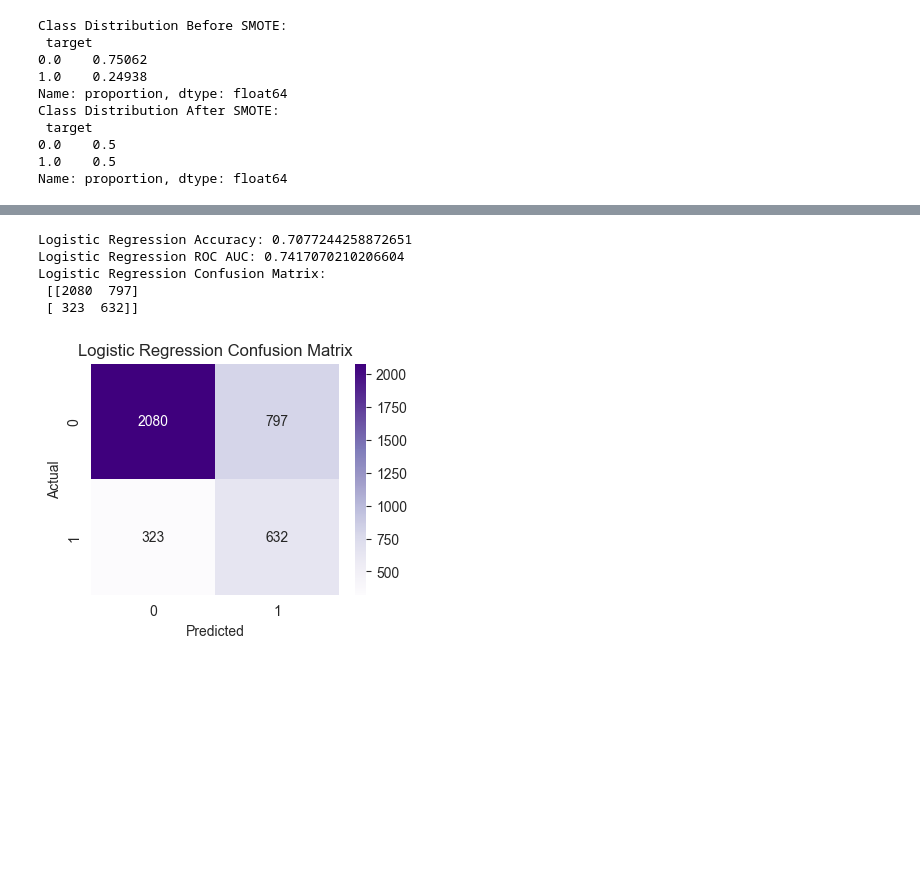
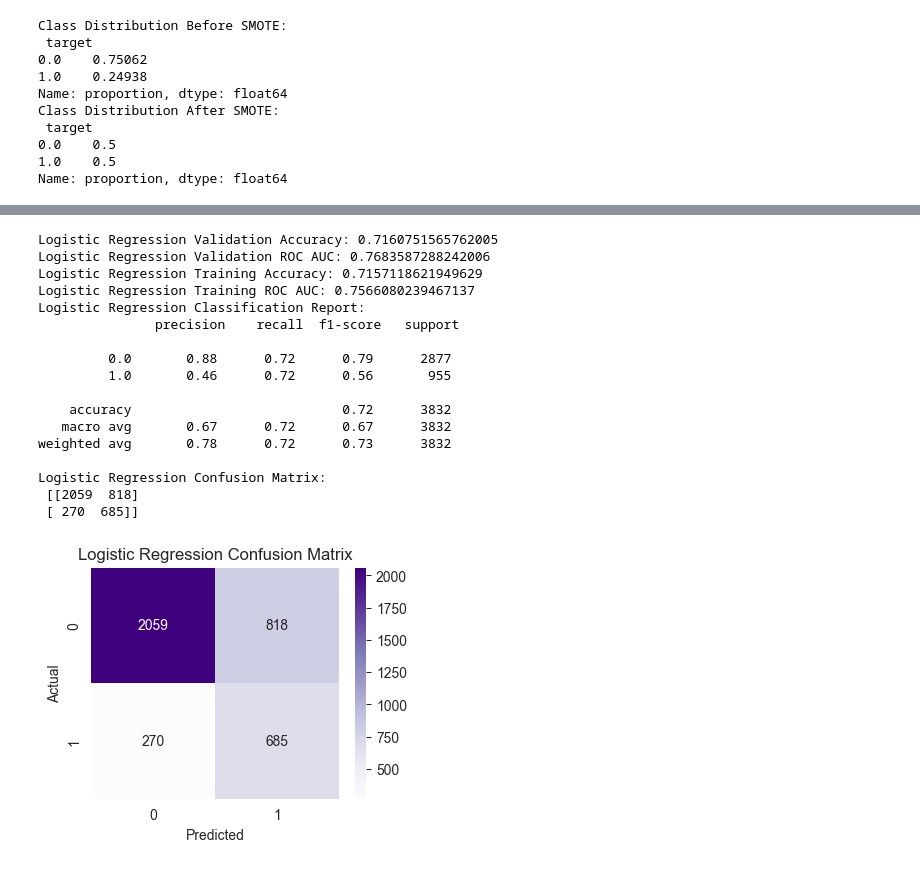
Before and after one commit to Yahya-Mokhtar/European-Job-Market-Analysis, a Jupyter notebook: Notebook.ipynb, the cells around one changed output, grey strips where cells are left out. Drawn from its saved outputs; the diff is of its cells as text; code cells hidden in the pictures; blank space fills up the shorter version.

```diff
--- a/Notebook.ipynb
+++ b/Notebook.ipynb
@@ -530,0 +596,7 @@ Test_Data[numerical_cols] = scaler.fit_transform(Test_Data[numerical_cols])
+# %%
+
+numerical_cols = ['city_development_index', 'training_hours', 'experience', 'cdi_experience', 'city_num']
+
+scaler = StandardScaler()
+Train_Data[numerical_cols] = scaler.fit_transform(Train_Data[numerical_cols])
+Test_Data[numerical_cols] = scaler.transform(Test_Data[numerical_cols])
@@ -731,12 +855,15 @@ Confusion Matrix:
 # %%
-
 xgb_model = XGBClassifier(random_state=42, use_label_encoder=False, eval_metric='logloss')
 xgb_model.fit(X_train, y_train)
 y_pred_xgb = xgb_model.predict(X_val)
 y_pred_proba_xgb = xgb_model.predict_proba(X_val)[:, 1]
+y_pred_train_xgb = xgb_model.predict(X_train)
+y_pred_proba_train_xgb = xgb_model.predict_proba(X_train)[:, 1]
 
-print("XGBoost Accuracy:", accuracy_score(y_val, y_pred_xgb))
-print("XGBoost ROC AUC:", roc_auc_score(y_val, y_pred_proba_xgb))
+print("XGBoost Validation Accuracy:", accuracy_score(y_val, y_pred_xgb))
+print("XGBoost Validation ROC AUC:", roc_auc_score(y_val, y_pred_proba_xgb))
+print("XGBoost Training Accuracy:", accuracy_score(y_train, y_pred_train_xgb))
+print("XGBoost Training ROC AUC:", roc_auc_score(y_train, y_pred_proba_train_xgb))
 print("XGBoost Classification Report:\n", classification_report(y_val, y_pred_xgb))
 
 cm_xgb = confusion_matrix(y_val, y_pred_xgb)
@@ -749,9 +876,13 @@ plt.ylabel('Actual')
 plt.show()
 
 joblib.dump(xgb_model, 'pkl_models/xgboost_model.pkl')
+
+results = {}
 results['XGBoost'] = {
     'accuracy': accuracy_score(y_val, y_pred_xgb),
     'roc_auc': roc_auc_score(y_val, y_pred_proba_xgb),
+    'train_accuracy': accuracy_score(y_train, y_pred_train_xgb),
+    'train_roc_auc': roc_auc_score(y_train, y_pred_proba_train_xgb),
     'classification_report': classification_report(y_val, y_pred_xgb, output_dict=True),
     'confusion_matrix': cm_xgb
 }
@@ -799,10 +932,14 @@ best_lgbm = grid_search.best_estimator_
 
 y_pred_lgbm = best_lgbm.predict(X_val)
 y_pred_proba_lgbm = best_lgbm.predict_proba(X_val)[:, 1]
+y_pred_train_lgbm = best_lgbm.predict(X_train)
+y_pred_proba_train_lgbm = best_lgbm.predict_proba(X_train)[:, 1]
 
 print("LightGBM Best Params:", grid_search.best_params_)
-print("LightGBM Accuracy:", accuracy_score(y_val, y_pred_lgbm))
-print("LightGBM ROC AUC:", roc_auc_score(y_val, y_pred_proba_lgbm))
+print("LightGBM Validation Accuracy:", accuracy_score(y_val, y_pred_lgbm))
+print("LightGBM Validation ROC AUC:", roc_auc_score(y_val, y_pred_proba_lgbm))
+print("LightGBM Training Accuracy:", accuracy_score(y_train, y_pred_train_lgbm))
+print("LightGBM Training ROC AUC:", roc_auc_score(y_train, y_pred_proba_train_lgbm))
 print("LightGBM Classification Report:\n", classification_report(y_val, y_pred_lgbm))
 
 cm_lgbm = confusion_matrix(y_val, y_pred_lgbm)
@@ -815,10 +952,11 @@ plt.ylabel('Actual')
 plt.show()
 
 joblib.dump(best_lgbm, 'pkl_models/lightgbm_model.pkl')
-
 results['LightGBM'] = {
     'accuracy': accuracy_score(y_val, y_pred_lgbm),
     'roc_auc': roc_auc_score(y_val, y_pred_proba_lgbm),
+    'train_accuracy': accuracy_score(y_train, y_pred_train_lgbm),
+    'train_roc_auc': roc_auc_score(y_train, y_pred_proba_train_lgbm),
     'classification_report': classification_report(y_val, y_pred_lgbm, output_dict=True),
     'confusion_matrix': cm_lgbm,
     'best_params': grid_search.best_params_
@@ -845,35 +983,55 @@ LightGBM Confusion Matrix:
 # %%
-
 logreg = LogisticRegression(max_iter=1000, class_weight='balanced', random_state=42)
 logreg.fit(X_train, y_train)
 y_pred_logreg = logreg.predict(X_val)
 y_pred_proba_logreg = logreg.predict_proba(X_val)[:, 1]
+y_pred_train_logreg = logreg.predict(X_train)
+y_pred_proba_train_logreg = logreg.predict_proba(X_train)[:, 1]
+
+print("Logistic Regression Validation Accuracy:", accuracy_score(y_val, y_pred_logreg))
+print("Logistic Regression Validation ROC AUC:", roc_auc_score(y_val, y_pred_proba_logreg))
+print("Logistic Regression Training Accuracy:", accuracy_score(y_train, y_pred_train_logreg))
+print("Logistic Regression Training ROC AUC:", roc_auc_score(y_train, y_pred_proba_train_logreg))
+print("Logistic Regression Classification Report:\n", classification_report(y_val, y_pred_logreg))
+
 cm_logreg = confusion_matrix(y_val, y_pred_logreg)
-print("Logistic Regression Accuracy:", accuracy_score(y_val, y_pred_logreg))
-print("Logistic Regression ROC AUC:", roc_auc_score(y_val, y_pred_proba_logreg))
 print("Logistic Regression Confusion Matrix:\n", cm_logreg)
 plt.figure(figsize=(4,3))
 sns.heatmap(cm_logreg, annot=True, fmt='d', cmap='Purples')
 plt.title('Logistic Regression Confusion Matrix')
 plt.xlabel('Predicted')
 plt.ylabel('Actual')
 plt.show()
 
 joblib.dump(logreg, 'pkl_models/logistic_model.pkl')
 
 results['LogisticRegression'] = {
     'accuracy': accuracy_score(y_val, y_pred_logreg),
     'roc_auc': roc_auc_score(y_val, y_pred_proba_logreg),
+    'train_accuracy': accuracy_score(y_train, y_pred_train_logreg),
+    'train_roc_auc': roc_auc_score(y_train, y_pred_proba_train_logreg),
     'classification_report': classification_report(y_val, y_pred_logreg, output_dict=True),
     'confusion_matrix': cm_logreg
 }
 # %% [output]
-Logistic Regression Accuracy: 0.7077244258872651
-Logistic Regression ROC AUC: 0.7417070210206604
+Logistic Regression Validation Accuracy: 0.7160751565762005
+Logistic Regression Validation ROC AUC: 0.7683587288242006
+Logistic Regression Training Accuracy: 0.7157118621949629
+Logistic Regression Training ROC AUC: 0.7566080239467137
+Logistic Regression Classification Report:
+               precision    recall  f1-score   support
+
+         0.0       0.88      0.72      0.79      2877
+         1.0       0.46      0.72      0.56       955
+
+    accuracy                           0.72      3832
+   macro avg       0.67      0.72      0.67      3832
+weighted avg       0.78      0.72      0.73      3832
+
 Logistic Regression Confusion Matrix:
- [[2080  797]
- [ 323  632]]
+ [[2059  818]
+ [ 270  685]]
-[figure, old version]
+[figure, new version]
 # %%
 svc = SVC(probability=True, class_weight='balanced', random_state=42)
 svc.fit(X_train, y_train)
```
Also changed, not shown: parts of 32 cells of this notebook, 5 other files.
